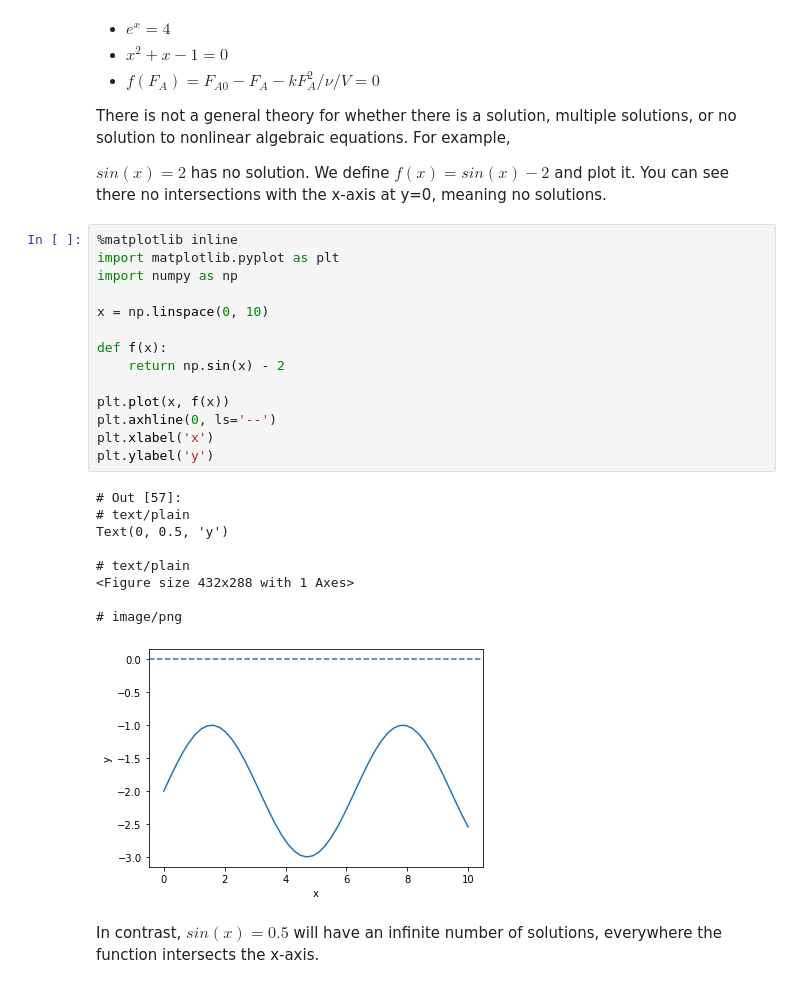
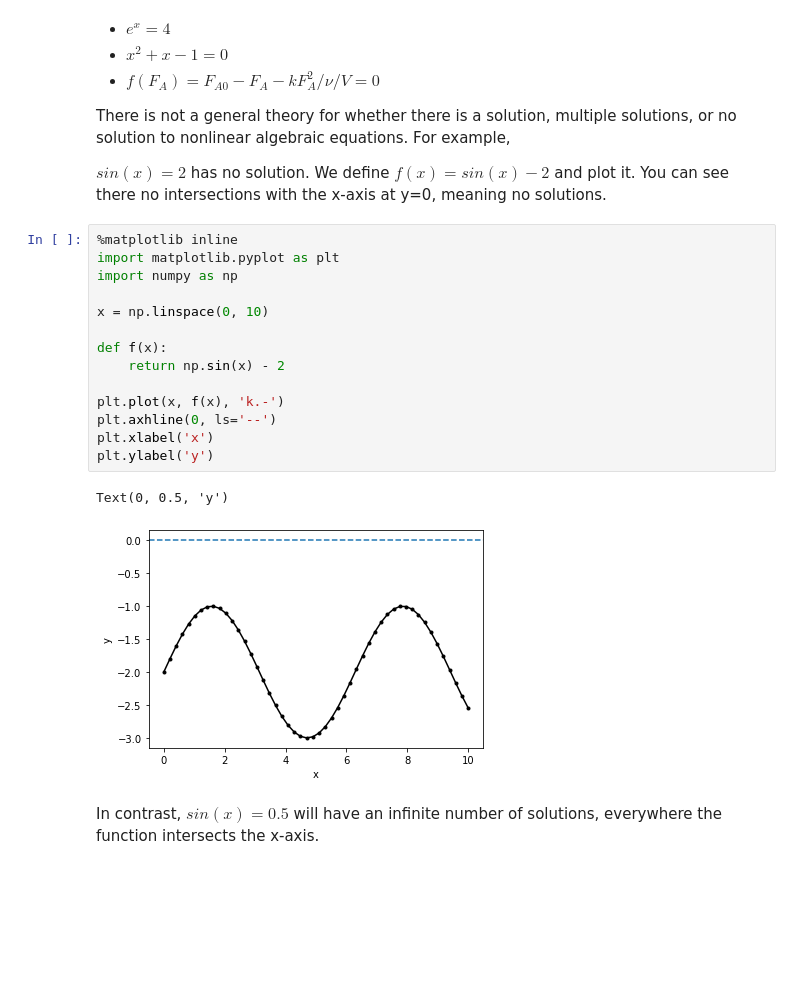
Before and after one commit to jkitchin/f19-06623, a Jupyter notebook: lectures/07-nla-1.ipynb, the cells around one changed output. Saved outputs shown, nothing was run; the diff lists cells and outputs as text; blank space fills up the shorter version.

```diff
--- a/lectures/07-nla-1.ipynb
+++ b/lectures/07-nla-1.ipynb
@@ -15,27 +15,20 @@ $sin(x) = 2$ has no solution. We define $f(x) = sin(x) - 2$ and plot it. You can
 # %%
 %matplotlib inline
 import matplotlib.pyplot as plt
 import numpy as np
 
 x = np.linspace(0, 10)
 
 def f(x):
     return np.sin(x) - 2
 
-plt.plot(x, f(x))
+plt.plot(x, f(x), 'k.-')
 plt.axhline(0, ls='--')
 plt.xlabel('x')
 plt.ylabel('y')
 # %% [output]
-# Out [57]:
-# text/plain
 Text(0, 0.5, 'y')
-
-# text/plain
-<Figure size 432x288 with 1 Axes>
-
-# image/png
-[figure, old version]
+[figure, new version]
 # %% [markdown]
 In contrast, $sin(x) = 0.5$ will have an infinite number of solutions, everywhere the function intersects the x-axis.
 # %%
```
Also changed, not shown: parts of 28 cells of this notebook.
